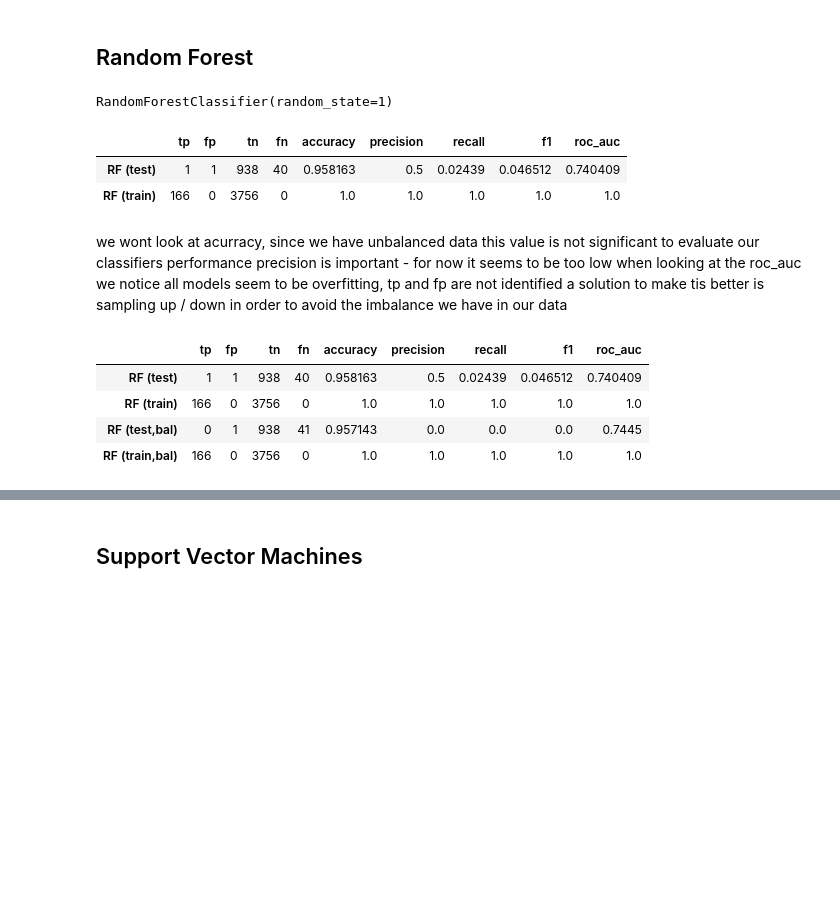
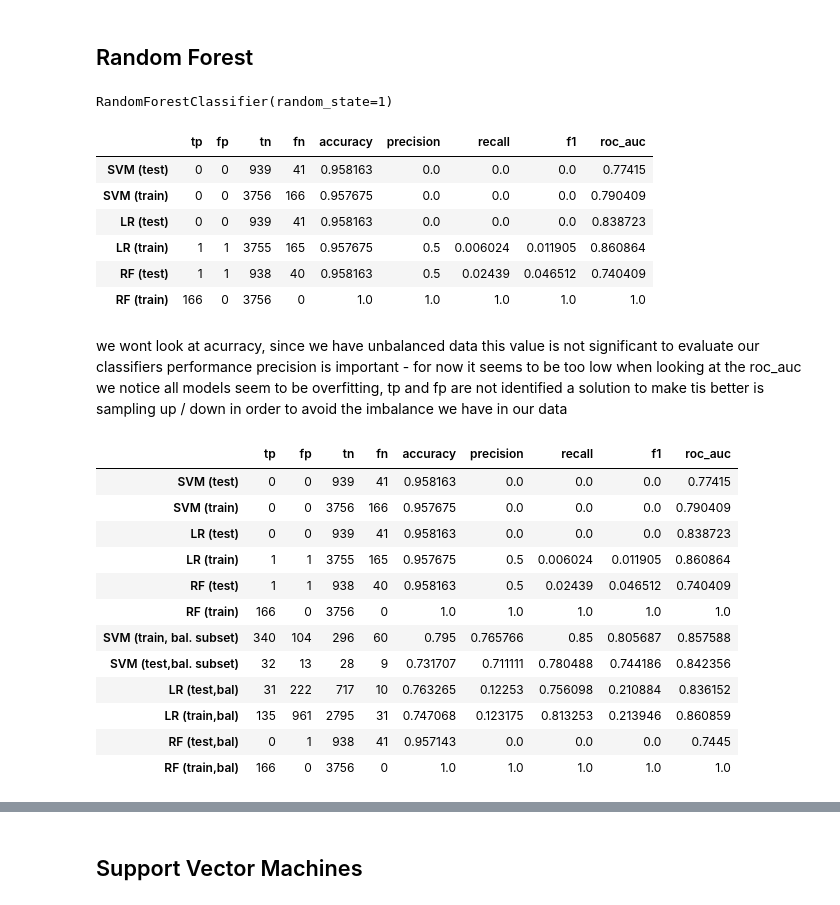
Before and after one commit to mustra12/project_FoDS, a Jupyter notebook: projectFoDS-20052023.ipynb, the cells around one changed output, grey strips where cells are left out. Cells and saved outputs as stored; diff of their text form; code cells hidden in the pictures; blank space fills up the shorter version.

```diff
--- a/projectFoDS-20052023.ipynb
+++ b/projectFoDS-20052023.ipynb
@@ -873,11 +874,21 @@ plt.show()
 [figure]
 # %% [markdown]
 ## Random Forest
-# %%
-clf_RF = RandomForestClassifier(random_state=1)
-clf_RF.fit(X_train, y_train)
-# %% [output]
-RandomForestClassifier(random_state=1)
+# %%
+# Fit and make predictions with different models:
+clf_SVM = svm.SVC(probability=True, kernel = 'linear')
+clf_SVM.fit(X_train, y_train)
+# SVC is a classification algorithm (handles linearly and non-linearly separable data)
+#It is a variant of Support Vector Machines (SVM) specifically designed for classification.
+#It finds the best decision boundary by maximizing the margin and utilizes support vectors to define the decision boundary.
+
+clf_LR = LogisticRegression(random_state=1)
+clf_LR.fit(X_train, y_train)
+#Logistic Regression is ideal to evaluate when using non-linear data
+clf_RF = RandomForestClassifier(random_state=1)
+clf_RF.fit(X_train, y_train)
+# %% [output]
+RandomForestClassifier(random_state=1)
 # %%
 #in this part we want to assess the classifiers performance
 # since we are dealing with an unbalanced dataset - the accurracy is not meaningful - rather we want to look at the precision
@@ -907,6 +918,11 @@ def eval_Performance(y_eval, X_eval, clf, clf_name = 'My Classifier'):
 #The area under the ROC curve provides an aggregate measure of the classifier's performance, where a higher value indicates better discrimination between the classes.
 
 df_performance = pd.DataFrame(columns = ['tp','fp','tn','fn','accuracy', 'precision', 'recall', 'f1', 'roc_auc'] )
+df_performance.loc['SVM (test)',:] = eval_Performance(y_test, X_test, clf_SVM, clf_name = 'SVM')
+df_performance.loc['SVM (train)',:] = eval_Performance(y_train, X_train, clf_SVM, clf_name = 'SVM (train')
+
+df_performance.loc['LR (test)',:] = eval_Performance(y_test, X_test, clf_LR, clf_name = 'LR')
+df_performance.loc['LR (train)',:] = eval_Performance(y_train, X_train, clf_LR, clf_name = 'LR (train)')
 
 df_performance.loc['RF (test)',:] = eval_Performance(y_test, X_test, clf_RF, clf_name = 'RF')
 df_performance.loc['RF (train)',:] = eval_Performance(y_train, X_train, clf_RF, clf_name = 'RF (train)')
@@ -914,6 +930,10 @@ df_performance.loc['RF (train)',:] = eval_Performance(y_train, X_train, clf_RF,
 df_performance
 # %% [output]
 |  | tp | fp | tn | fn | accuracy | precision | recall | f1 | roc_auc |
+| SVM (test) | 0 | 0 | 939 | 41 | 0.958163 | 0.0 | 0.0 | 0.0 | 0.77415 |
+| SVM (train) | 0 | 0 | 3756 | 166 | 0.957675 | 0.0 | 0.0 | 0.0 | 0.790409 |
+| LR (test) | 0 | 0 | 939 | 41 | 0.958163 | 0.0 | 0.0 | 0.0 | 0.838723 |
+| LR (train) | 1 | 1 | 3755 | 165 | 0.957675 | 0.5 | 0.006024 | 0.011905 | 0.860864 |
 | RF (test) | 1 | 1 | 938 | 40 | 0.958163 | 0.5 | 0.02439 | 0.046512 | 0.740409 |
 | RF (train) | 166 | 0 | 3756 | 0 | 1.0 | 1.0 | 1.0 | 1.0 | 1.0 |
 # %% [markdown]
@@ -924,29 +944,48 @@ df_performance
 # %%
 # Fit and make predictions for a balanced subset of the data
 pats_pos = list(np.random.choice(X_train[y_train == 1].index,400))
 pats_neg = list(np.random.choice(X_train[y_train == 0].index,400))
 X_train_sub = X_train.loc[pats_pos+pats_neg]
 y_train_sub = y_train.loc[pats_pos+pats_neg]
 
 pats_pos_test = list(X_test[y_test == 1].index)
 pats_neg_test = list(np.random.choice(X_test[y_test == 0].index,len(pats_pos_test)))
 X_test_sub = X_test.loc[pats_pos_test+pats_neg_test]
 y_test_sub = y_test.loc[pats_pos_test+pats_neg_test]
 
 # Fit models
 #kernel set to "linear" assumes aur data zB age vs bmi is separated linearly.
 #but above in our data plots we see that there is no linear relationchip between age and bmi so this feature will not give us desired results
+clf_SVM_sub = svm.SVC(probability=True, kernel = 'linear')
+clf_SVM_sub.fit(X_train_sub, y_train_sub)
 
+#class weight = balanced, deals the unbalance in our data which is desired:)
+clf_LR_bal = LogisticRegression(random_state=1, class_weight='balanced')
+clf_LR_bal.fit(X_train, y_train)
 clf_RF_bal = RandomForestClassifier(random_state=1, class_weight='balanced')
 clf_RF_bal.fit(X_train, y_train)
 
+# Evaluate
+df_performance.loc['SVM (train, bal. subset)',:] = eval_Performance(y_train_sub, X_train_sub, clf_SVM_sub, clf_name = 'SVM (train, sub')
+df_performance.loc['SVM (test,bal. subset)',:] = eval_Performance(y_test_sub, X_test_sub, clf_SVM_sub, clf_name = 'SVM (test, sub')
+
+df_performance.loc['LR (test,bal)',:] = eval_Performance(y_test, X_test, clf_LR_bal, clf_name = 'LR_bal')
+df_performance.loc['LR (train,bal)',:] = eval_Performance(y_train, X_train, clf_LR_bal, clf_name = 'LR_bal (train)')
 df_performance.loc['RF (test,bal)',:] = eval_Performance(y_test, X_test, clf_RF_bal, clf_name = 'RF_bal')
 df_performance.loc['RF (train,bal)',:] = eval_Performance(y_train, X_train, clf_RF_bal, clf_name = 'RF_bal (train)')
 
 df_performance
 # %% [output]
 |  | tp | fp | tn | fn | accuracy | precision | recall | f1 | roc_auc |
+| SVM (test) | 0 | 0 | 939 | 41 | 0.958163 | 0.0 | 0.0 | 0.0 | 0.77415 |
+| SVM (train) | 0 | 0 | 3756 | 166 | 0.957675 | 0.0 | 0.0 | 0.0 | 0.790409 |
+| LR (test) | 0 | 0 | 939 | 41 | 0.958163 | 0.0 | 0.0 | 0.0 | 0.838723 |
+| LR (train) | 1 | 1 | 3755 | 165 | 0.957675 | 0.5 | 0.006024 | 0.011905 | 0.860864 |
 | RF (test) | 1 | 1 | 938 | 40 | 0.958163 | 0.5 | 0.02439 | 0.046512 | 0.740409 |
 | RF (train) | 166 | 0 | 3756 | 0 | 1.0 | 1.0 | 1.0 | 1.0 | 1.0 |
+| SVM (train, bal. subset) | 340 | 104 | 296 | 60 | 0.795 | 0.765766 | 0.85 | 0.805687 | 0.857588 |
+| SVM (test,bal. subset) | 32 | 13 | 28 | 9 | 0.731707 | 0.711111 | 0.780488 | 0.744186 | 0.842356 |
+| LR (test,bal) | 31 | 222 | 717 | 10 | 0.763265 | 0.12253 | 0.756098 | 0.210884 | 0.836152 |
+| LR (train,bal) | 135 | 961 | 2795 | 31 | 0.747068 | 0.123175 | 0.813253 | 0.213946 | 0.860859 |
 | RF (test,bal) | 0 | 1 | 938 | 41 | 0.957143 | 0.0 | 0.0 | 0.0 | 0.7445 |
 | RF (train,bal) | 166 | 0 | 3756 | 0 | 1.0 | 1.0 | 1.0 | 1.0 | 1.0 |
```
Also changed, not shown: parts of 7 cells of this notebook.
